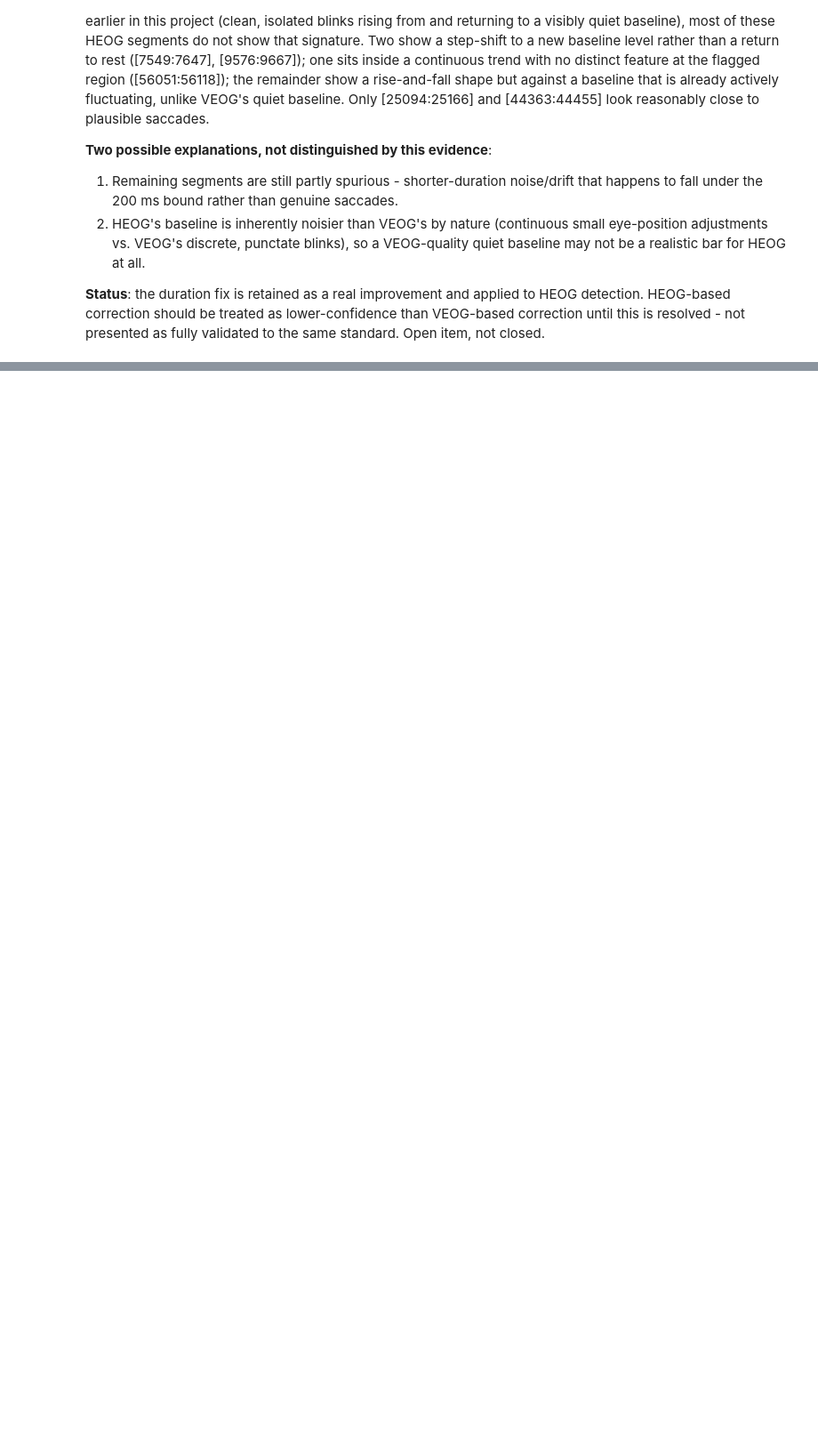
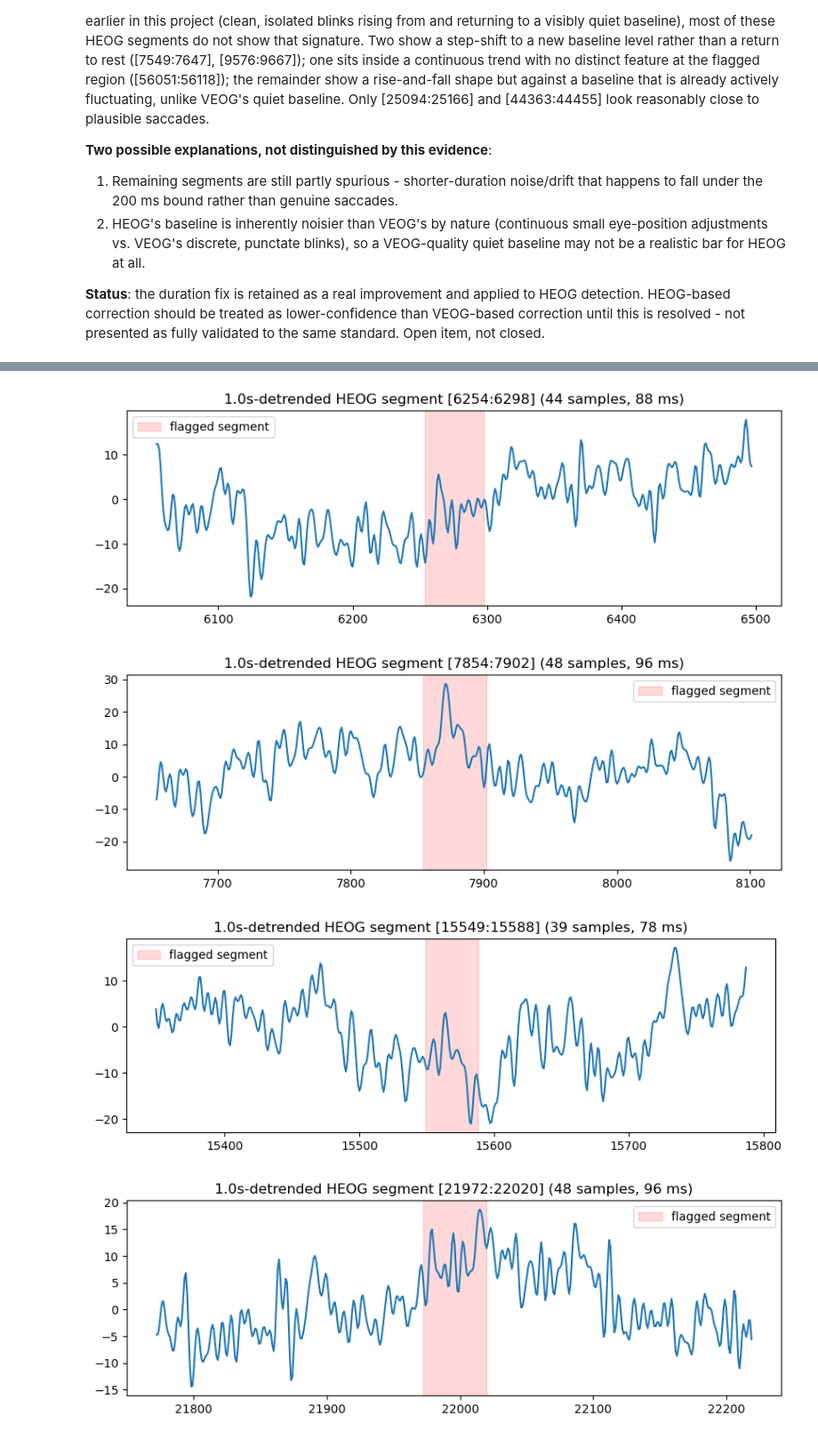
Before and after one commit to romy-weinstock/eeg-rtms-response-prediction, a Jupyter notebook: notebooks/03_batch_test.ipynb, the cells around one changed output, grey strips where cells are left out. Shown at 89% size. Drawn from its saved outputs; the diff is of its cells as text; code cells hidden in the pictures; blank space fills up the shorter version.

```diff
--- a/notebooks/03_batch_test.ipynb
+++ b/notebooks/03_batch_test.ipynb
@@ -1280,0 +1456,19 @@ closed.
+# %%
+raw = load_and_prepare_raw('sub-88047245', 'restEC', data_dir)
+raw = bipolarEOG(raw)
+raw = demean(raw)
+raw = apply_filters(raw)
+
+heog_data = raw.get_data(picks=['HEOG'])[0]
+Fs = raw.info['sfreq']
+
+sweep_results = {}
+for window_sec in [0.5, 1.0, 1.5, 2.0]:
+    detrended, baseline = remove_baseline_drift(heog_data, Fs, window_sec=window_sec)
+    segs = detect_artefact_segments(detrended, Fs)
+    valid_amp, _ = amplitude_guard(detrended, segs, threshold=1000)
+    valid_dur, _ = duration_guard(valid_amp, Fs, blink_duration_threshold=20, max_duration_threshold=150)
+    sweep_results[window_sec] = {'detrended': detrended, 'baseline': baseline,
+                                   'n_candidates': len(segs), 'n_valid': len(valid_dur),
+                                   'valid_segments': valid_dur}
+    print(f"window={window_sec}s: {len(segs)} candidates, {len(valid_dur)} valid")
@@ -1280,0 +1487,20 @@ closed.
+# %%
+detrended_1s = sweep_results[1.0]['detrended']
+valid_dur_1s = sweep_results[1.0]['valid_segments']
+
+detrended_1s_1e6 = detrended_1s * 1e6
+for (start, end) in valid_dur_1s:
+    margin = 200
+    window = slice(max(0, start - margin), min(len(detrended_1s_1e6), end + margin))
+    x = range(window.start, window.stop)
+    plt.figure(figsize=(10, 3))
+    plt.plot(x, detrended_1s_1e6[window])
+    plt.axvspan(start, end, color='red', alpha=0.15, label='flagged segment')
+    plt.title(f'1.0s-detrended HEOG segment [{start}:{end}] ({end-start} samples, {(end-start)/Fs*1000:.0f} ms)')
+    plt.legend()
+    plt.show()
+# %% [output]
+[figure, added]
+[figure, added]
+[figure, added]
+[figure, added]
```
Also changed, not shown: parts of 13 cells of this notebook, 4 other files.
